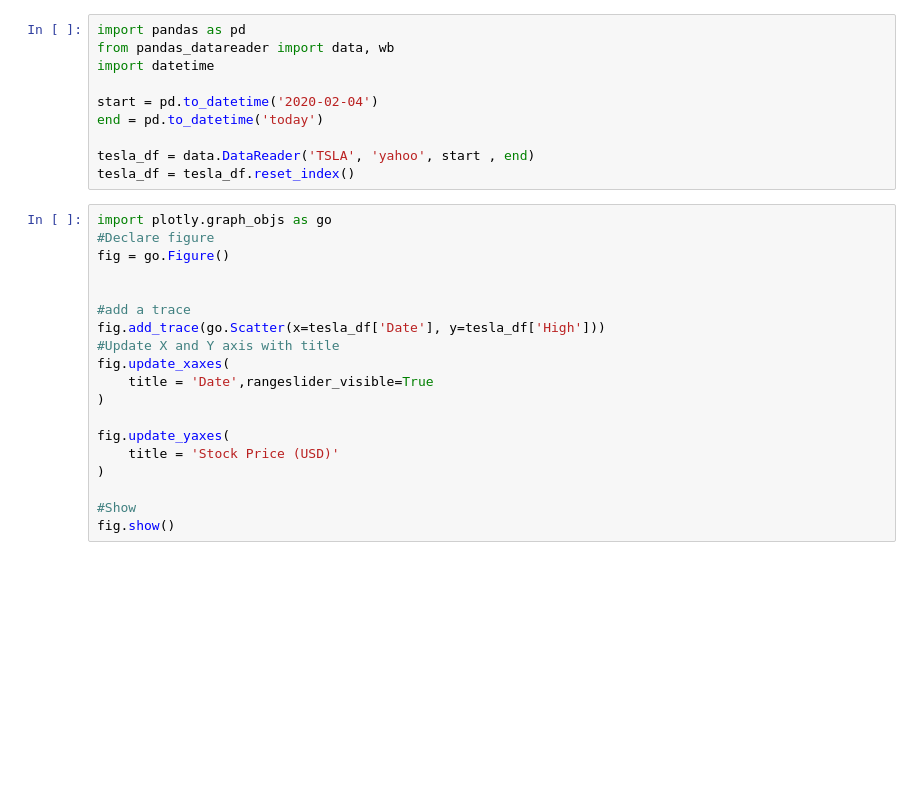
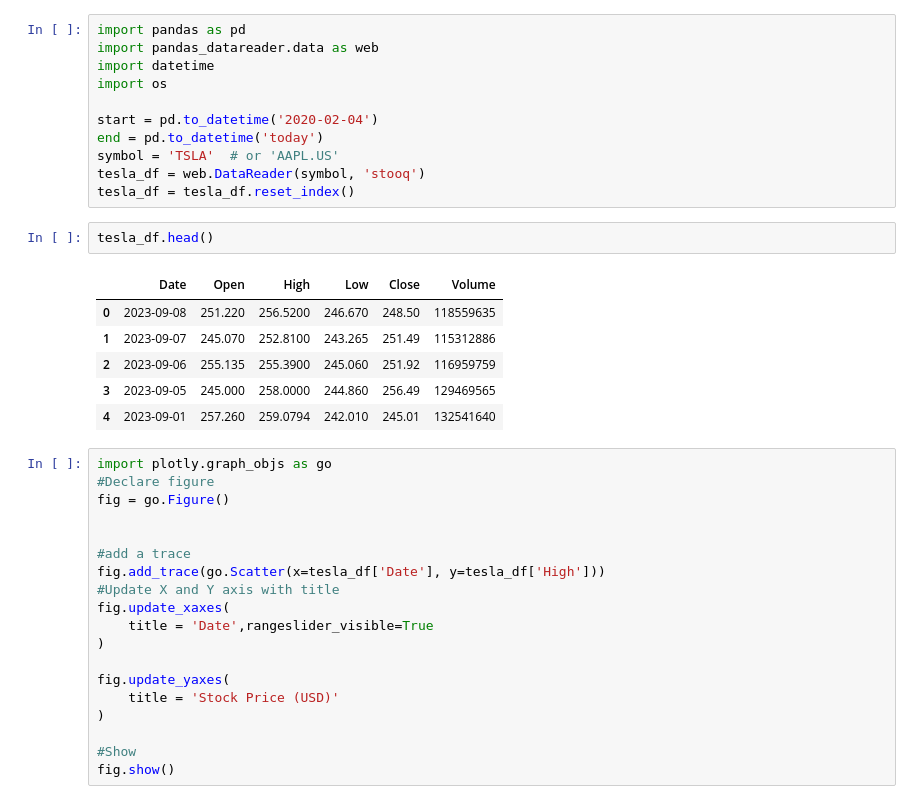
Before and after one commit to gsdavis1959/Python, a Jupyter notebook: PlotlyWithRangeSlider.ipynb, the cells around one changed output. Drawn from its saved outputs; the diff is of its cells as text; blank space fills up the shorter version.

```diff
--- a/PlotlyWithRangeSlider.ipynb
+++ b/PlotlyWithRangeSlider.ipynb
@@ -16,13 +16,23 @@ Requirement already satisfied: six>=1.5 in /usr/local/lib/python3.6/dist-package
 # %%
 import pandas as pd
-from pandas_datareader import data, wb
+import pandas_datareader.data as web
 import datetime
+import os
 
 start = pd.to_datetime('2020-02-04')
 end = pd.to_datetime('today')
-
-tesla_df = data.DataReader('TSLA', 'yahoo', start , end)
+symbol = 'TSLA'  # or 'AAPL.US'
+tesla_df = web.DataReader(symbol, 'stooq')
 tesla_df = tesla_df.reset_index()
+# %%
+tesla_df.head()
+# %% [output]
+|  | Date | Open | High | Low | Close | Volume |
+| 0 | 2023-09-08 | 251.220 | 256.5200 | 246.670 | 248.50 | 118559635 |
+| 1 | 2023-09-07 | 245.070 | 252.8100 | 243.265 | 251.49 | 115312886 |
+| 2 | 2023-09-06 | 255.135 | 255.3900 | 245.060 | 251.92 | 116959759 |
+| 3 | 2023-09-05 | 245.000 | 258.0000 | 244.860 | 256.49 | 129469565 |
+| 4 | 2023-09-01 | 257.260 | 259.0794 | 242.010 | 245.01 | 132541640 |
 # %%
 import plotly.graph_objs as go
 #Declare figure
```
Also changed, not shown: parts of 4 cells of this notebook.
